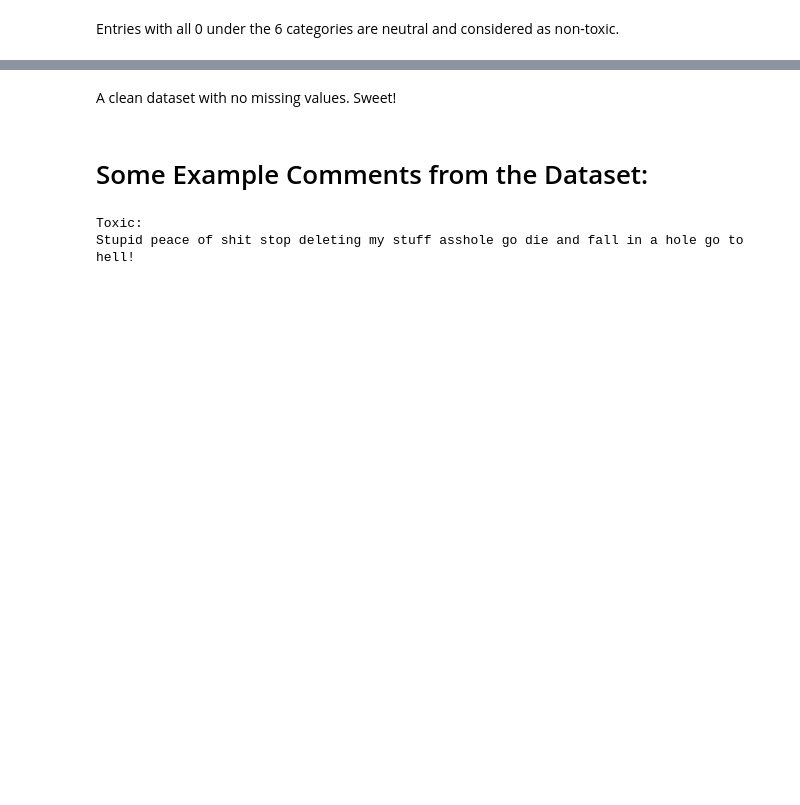
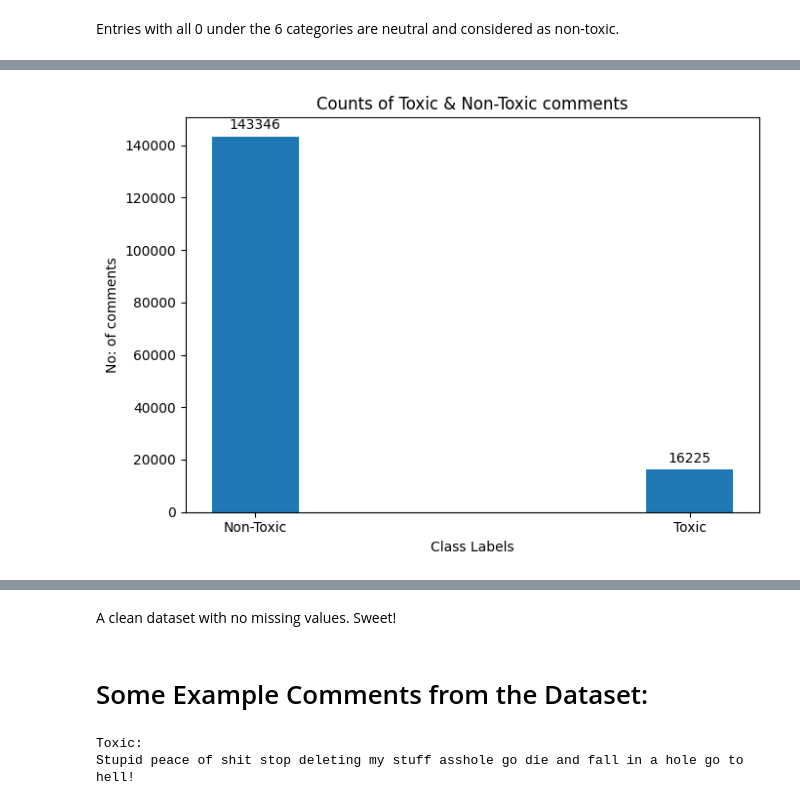
Before and after one commit to Iftekhar-mobin/depression_suicide_project, a Jupyter notebook: Pretrained_embedding_models/Toxic Comments Classifier.ipynb, the cells around one changed output, grey strips where cells are left out. Saved outputs shown, nothing was run; the diff lists cells and outputs as text; code cells hidden in the pictures; blank space fills up the shorter version.

```diff
--- a/Pretrained_embedding_models/Toxic Comments Classifier.ipynb
+++ b/Pretrained_embedding_models/Toxic Comments Classifier.ipynb
@@ -111,0 +200,12 @@ memory usage: 9.7+ MB
+# %%
+lbls=data.values[:,2:] #taking only target label data for all rows
+lbls=np.array(lbls,dtype=int) #converting into numpy array
+col_lbls=np.unique(lbls, return_counts=True,axis=0)
+col_lbls_df=pd.DataFrame(columns=data.columns.values[2:],data=col_lbls[0])
+col_lbls_df['count']=col_lbls[1]
+col_lbls_df=col_lbls_df.sort_values(by=['count'],ascending=False)
+
+
+print("Shape of the Collective Labels (including count-column) = ",col_lbls_df.shape)
+print("\n")
+col_lbls_df
@@ -111,0 +241,21 @@ memory usage: 9.7+ MB
+# %%
+#plotting toxic & non-toxic comment counts, considering from above statement
+Categories=["Non-Toxic","Toxic"]
+values=[0,0]
+
+for row in col_lbls_df.values:
+    if (sum(row[:-1])==0):
+        values[0]=values[0]+row[-1]
+    else:
+        values[1]=values[1]+row[-1]
+
+fig, ax = plt.subplots(figsize=(7,5))
+rects1 = ax.bar(Categories, values, 0.2)
+ax.set_ylabel('No: of comments')
+ax.set_xlabel("Class Labels")
+ax.set_title('Counts of Toxic & Non-Toxic comments')
+ax.bar_label(rects1, padding=3)
+fig.tight_layout()
+plt.show()
+# %% [output]
+[figure, added]
```
Also changed, not shown: parts of 13 cells of this notebook.
